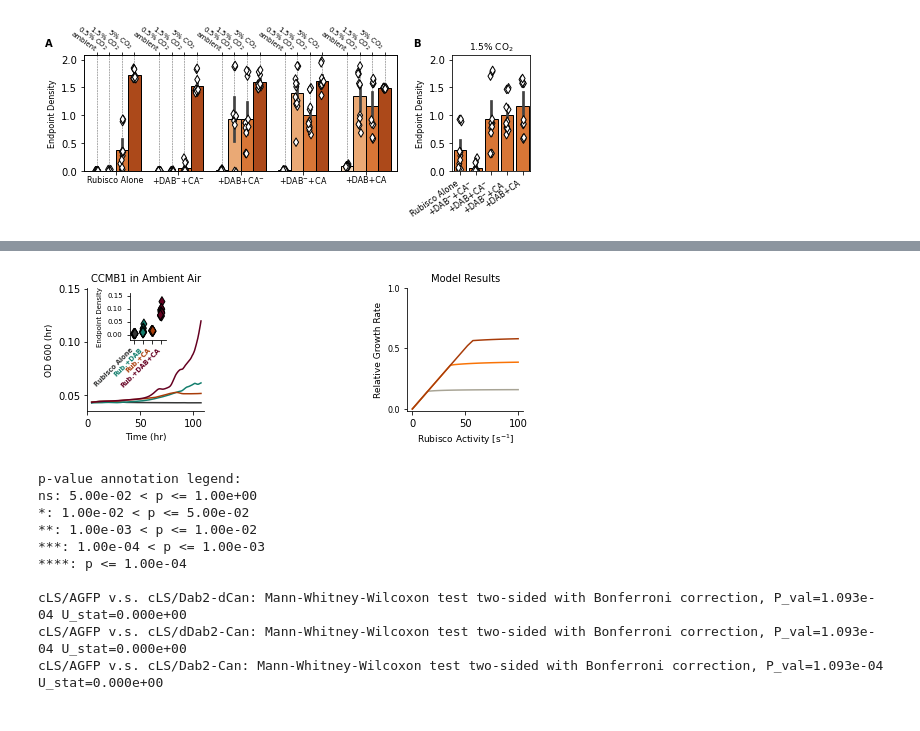
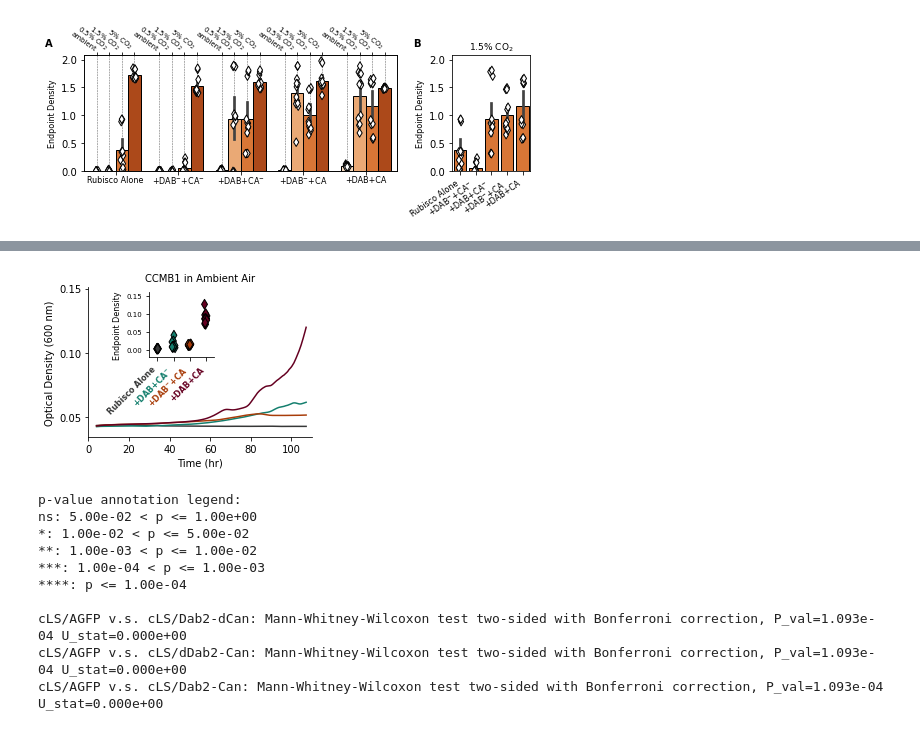
Before and after one commit to flamholz/ccm_evolution, a Jupyter notebook: notebooks/Figs3_4_6_CCMB1.ipynb, the cells around one changed output, grey strips where cells are left out. Cells and saved outputs as stored; diff of their text form; code cells hidden in the pictures.

Commit message:
many updates to figures.

```diff
--- a/notebooks/Figs3_4_6_CCMB1.ipynb
+++ b/notebooks/Figs3_4_6_CCMB1.ipynb
@@ -480,7 +480,7 @@ amb_cLS/AGFP v.s. amb_cLS/Dab2-Can: Mann-Whitney-Wilcoxon test two-sided with Bo
 # %%
 ##### Futile cycle ambient zoom in.
 # Need to figure out colors & placement for main text.
-fig, axs = plt.subplots(figsize=(7,2.7), ncols=3)
+fig = plt.figure(figsize=(4,3))
 
 rub_alone = "cLS/AGFP"
 futile_cycle = "cLS/Dab2-Can"
@@ -488,10 +488,9 @@ plus_transport = "cLS/Dab2-dCan"
 plus_ca = "cLS/dDab2-Can"
 double_neg = "cLS/dDab2-dCan"
 strain_names = [rub_alone, plus_transport, plus_ca, futile_cycle]
-titles = 'Rubisco Alone,Rub.+DAB,Rub.+CA,Rub.+DAB+CA'.split(',')
+#titles = 'Rubisco Alone,Rub.+DAB,Rub.+CA,Rub.+DAB+CA'.split(',')
+titles = 'Rubisco Alone,+DAB+CA$^{-}$,+DAB$^{-}$+CA,+DAB+CA'.split(',')
 
-# Left axis - data
-plt.sca(axs[0])
 # Outer plot - timecourse data for futile cycle
 amb_df = co2_dfs_futcyc[0]
 
@@ -508,77 +507,40 @@ for i, strain in enumerate(strain_names):
 
 plt.legend(loc=1, fontsize=7).set_visible(False)
 plt.title('CCMB1 in Ambient Air', fontsize=10)
-plt.xlabel('Time (hr)', fontsize=9)
-plt.ylabel('OD 600 (hr)', fontsize=9)
+plt.xlabel('Time (hr)', fontsize=10)
+plt.ylabel('Optical Density (600 nm)', fontsize=10)
 plt.ylim(0.035, 0.151)
 plt.xlim(0, 110)
 plt.yticks(np.arange(0.05, 0.151, 0.05))
 
 ax0 = plt.gca()
-axins = inset_axes(ax0, width=0.5, height=0.65, loc=2,
-                   bbox_to_anchor=(.32, .5, .6, .5),
+axins = inset_axes(ax0, width=0.9, height=0.9, loc=2,
+                   bbox_to_anchor=(.25, .5, .6, .5),
                    bbox_transform=ax0.transAxes)
 plt.sca(axins)
 
 mask = futcyc_endpoint_df['CO2'] == 'amb'
 amb_endpoint_df = futcyc_endpoint_df[mask]
-#sns.barplot(data=amb_endpoint_df, x='strain', y='endpoint_OD', order=strain_names,
-#            edgecolor='k', lw=1, palette=pal)
 sns.stripplot(data=amb_endpoint_df, x='strain', y='endpoint_OD', order=strain_names,
               marker='d', color='w', edgecolor='k', linewidth=1, size=7, palette=pal)
 
-plt.xticks(np.arange(len(titles)), titles, fontsize=6.5, rotation=45, ha='right', weight='bold')
+plt.xticks(np.arange(len(titles)), titles, fontsize=8, rotation=45, ha='right', weight='bold')
 plt.yticks(np.arange(0.0, 0.151, 0.05), fontsize=7)
 
 plt.xlabel('')
 plt.ylim(-0.02, 0.16)
 plt.xlim(-0.5, 3.5)
-plt.ylabel('Endpoint Density', fontsize=7)
+plt.ylabel('Endpoint Density', fontsize=8)
 sns.despine()
 
 for ticklabel, tickcolor in zip(axins.get_xticklabels(), pal):
     ticklabel.set_color(tickcolor)
 
-# Middle axis - diagram
-plt.sca(axs[1])
-plt.axis('off')
-
-# Right axis - model
-plt.sca(axs[2])
-
-# Consider a full range of rubisco rates/concentrations
-gammas = np.logspace(-2,2,100)
-
-# If we set CA high enough, we can calculate the max biomass flux across this range for normalization.
-am = AutotrophModel(g=gammas, d=1)
-max_biomass_flux = np.max(am.biomass_flux())
-
-pal = ['greyish', 'orange', 'rust']
-pal = sns.xkcd_palette(pal)
-models = [
-    # Negligible Ci transport, spontaneous level of CA
-    AutotrophModel(g=gammas, d=1e-2, x=0),
-    # Negligible Ci transport, intermediate level of CA
-    AutotrophModel(g=gammas, d=0.25, x=0),
-    # Some Ci transport, intermediate level of CA
-    AutotrophModel(g=gammas, d=0.25, x=2e-2),
-]
-
-for idx, am in enumerate(models):
-    plt.plot(gammas, am.biomass_flux()/max_biomass_flux, c=pal[idx])
-
-plt.title('Model Results', fontsize=10)
-plt.ylabel('Relative Growth Rate', fontsize=9)
-plt.xlabel('Rubisco Activity [s$^{-1}$]', fontsize=9)
-plt.yticks(np.arange(0.0, 1.01, 0.5), fontsize=8)
-plt.ylim(-0.02, 1)
-plt.tight_layout()
-
 plt.tight_layout()
 plt.savefig('figures/fig6/fig6_futile_cycle_amb.png', dpi=600, facecolor='w')
 plt.show()
 # %% [output]
-[figure, old version]
+[figure, new version]
 # %%
 ##### Futile cycle ambient zoom in.
 fig, axs = plt.subplots(figsize=(7,3), ncols=2, gridspec_kw=dict(width_ratios=[2.5,1]))
```
Also changed, not shown: parts of 2 cells of this notebook, 4 other files.
